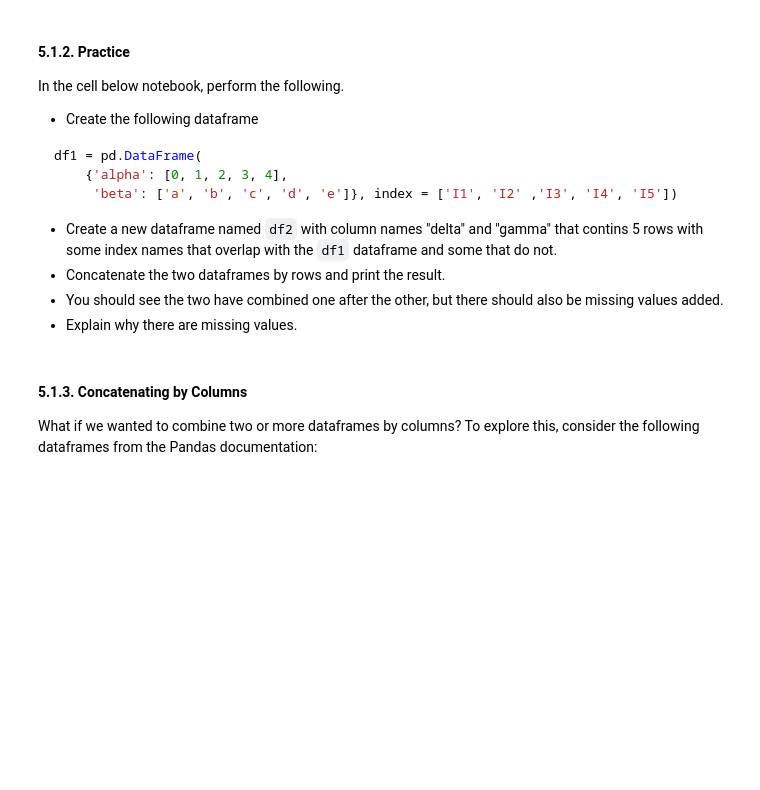
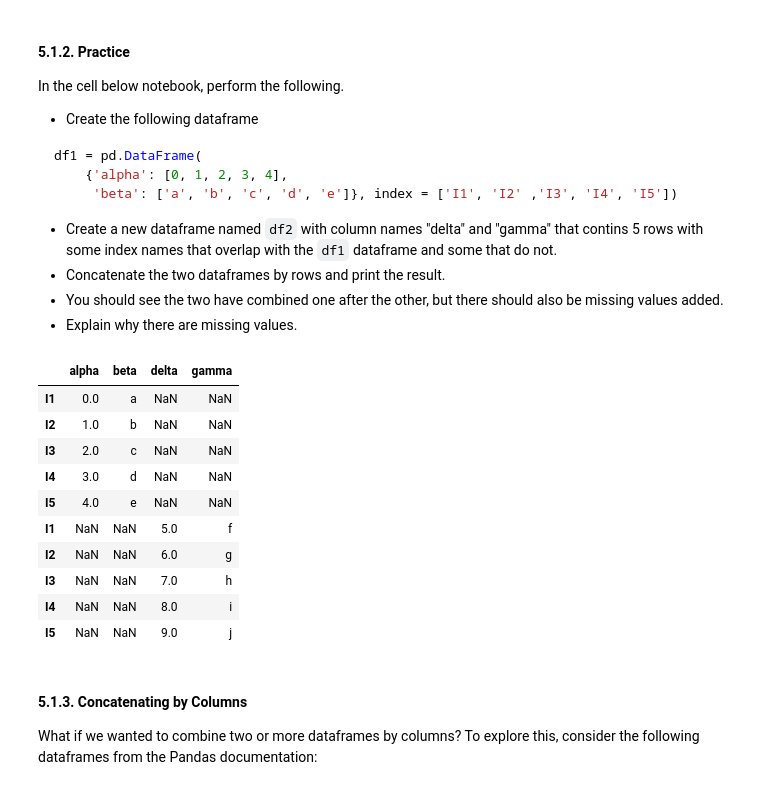
Before and after one commit to ko0000/Data-Analytics-With-Python, a Jupyter notebook: Module2-Data_Analytics/A04-Pandas_Part2.ipynb, the cells around one changed output. Drawn from its saved outputs; the diff is of its cells as text; code cells hidden in the pictures; blank space fills up the shorter version.

```diff
--- a/Module2-Data_Analytics/A04-Pandas_Part2.ipynb
+++ b/Module2-Data_Analytics/A04-Pandas_Part2.ipynb
@@ -701,6 +850,31 @@ df1 = pd.DataFrame(
 + Concatenate the two dataframes by rows and print the result.
 + You should see the two have combined one after the other, but there should also be missing values added.
 + Explain why there are missing values.
+# %%
+df1 = pd.DataFrame(
+  {'alpha': [0, 1, 2, 3, 4],
+   'beta': ['a', 'b', 'c', 'd', 'e']}, index = ['I1', 'I2' ,'I3', 'I4', 'I5'])
+df2 = pd.DataFrame(
+  {'delta': [5, 6,7,8,9],
+   'gamma': ['f', 'g', 'h', 'i', 'j']}, index = ['I1', 'I2' ,'I3', 'I4', 'I5'])
+df2
+combine =[df1, df2 ]
+df_c =pd.concat(combine)
+df_c
+
+# the Nan is because during the concat , the value is each column were add however df1 don't have delta and gamma
+# %% [output]
+|  | alpha | beta | delta | gamma |
+| I1 | 0.0 | a | NaN | NaN |
+| I2 | 1.0 | b | NaN | NaN |
+| I3 | 2.0 | c | NaN | NaN |
+| I4 | 3.0 | d | NaN | NaN |
+| I5 | 4.0 | e | NaN | NaN |
+| I1 | NaN | NaN | 5.0 | f |
+| I2 | NaN | NaN | 6.0 | g |
+| I3 | NaN | NaN | 7.0 | h |
+| I4 | NaN | NaN | 8.0 | i |
+| I5 | NaN | NaN | 9.0 | j |
 # %% [markdown]
 #### 5.1.3. Concatenating by Columns
 What if we wanted to combine two or more dataframes by columns?  To explore this, consider the following dataframes from the Pandas documentation:
```
Also changed, not shown: parts of 41 cells of this notebook, 2 other files.
